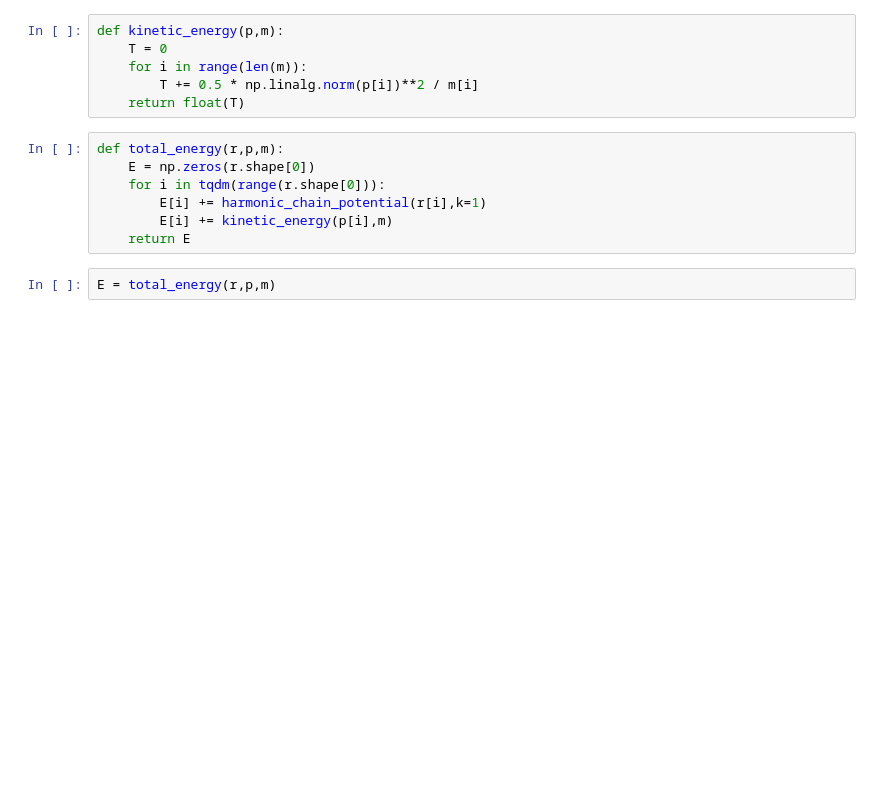
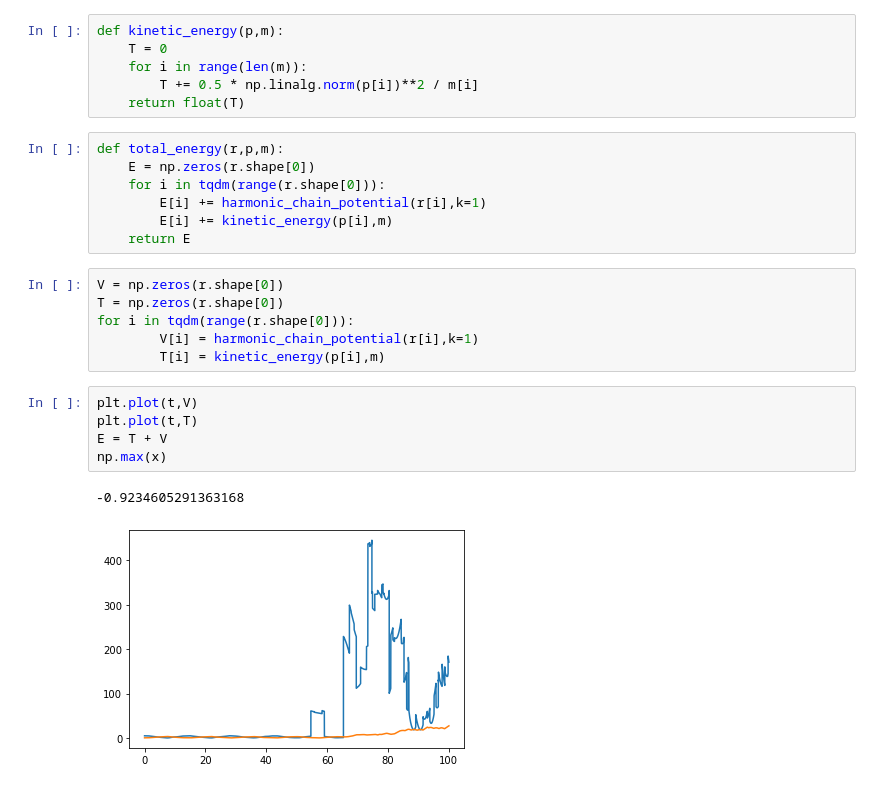
Before and after one commit to e-richter/molecular_simulations, a Jupyter notebook: 05/assignment05.ipynb, the cells around one changed output. Saved outputs shown, nothing was run; the diff lists cells and outputs as text; blank space fills up the shorter version.

```diff
--- a/05/assignment05.ipynb
+++ b/05/assignment05.ipynb
@@ -111,7 +113,19 @@ def total_energy(r,p,m):
         E[i] += kinetic_energy(p[i],m)
     return E
 # %%
-E = total_energy(r,p,m)
+V = np.zeros(r.shape[0])
+T = np.zeros(r.shape[0])
+for i in tqdm(range(r.shape[0])):
+        V[i] = harmonic_chain_potential(r[i],k=1)
+        T[i] = kinetic_energy(p[i],m)
+# %%
+plt.plot(t,V)
+plt.plot(t,T)
+E = T + V
+np.max(x)
+# %% [output]
+-0.9234605291363168
+[figure, added]
 # %%
 cols = 2
 rows = 2
```
Also changed, not shown: parts of 18 cells of this notebook.
